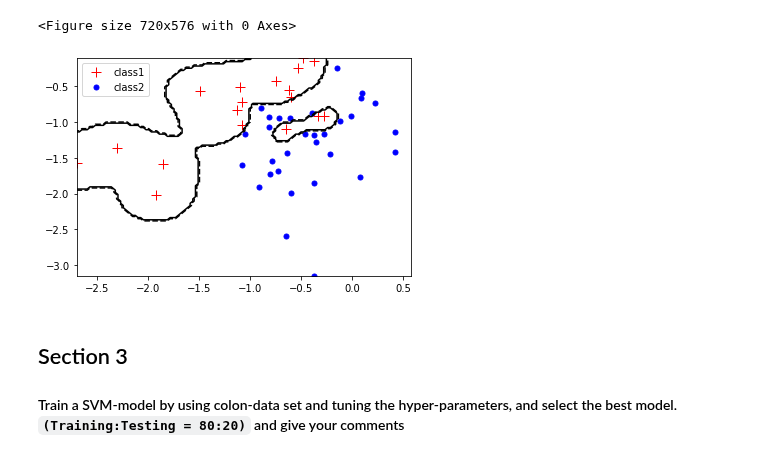
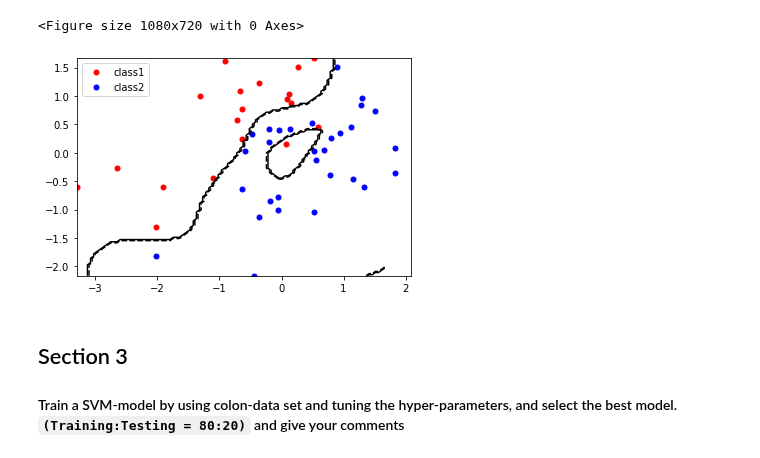
Before and after one commit to rrwabina/RADI608, a Jupyter notebook: Python Lectures/04 SVM/scripts/assignment.ipynb, the cells around one changed output. Saved outputs shown, nothing was run; the diff lists cells and outputs as text; code cells hidden in the pictures.

```diff
--- a/Python Lectures/04 SVM/scripts/assignment.ipynb
+++ b/Python Lectures/04 SVM/scripts/assignment.ipynb
@@ -21,14 +19,15 @@ from sklearn.preprocessing import StandardScaler
 df_colon = pd.read_csv('../data/colon.csv')
 XX = df_colon[['T62947', 'H64807']]
 yy = df_colon['Class']
+
 X, y = XX.to_numpy(), yy.to_numpy()
 y = y.flatten()
-class1 = (y ==  1)
-class2 = (y == -1)
-plt.figure(figsize = (6, 4))
-plt.plot(X[:,0][class1], X[:,1][class1], "r+", markersize = 10, label = 'Cancer')
-plt.plot(X[:,0][class2], X[:,1][class2], "b.", markersize = 10, label = 'No Cancer')
-plt.legend()
 
-# oversample = SVMSMOTE()
-# X, y = oversample.fit_resample(X, y)
+def plot_data(X, y):
+    y = y.flatten()
+    class1 = (y ==  1)
+    class2 = (y == -1)
+    plt.figure(figsize=(6,4))
+    plt.plot(X[:,0][class1], X[:,1][class1], "ro", markersize = 5, label= 'class1')
+    plt.plot(X[:,0][class2], X[:,1][class2], "bo", markersize = 5, label= 'class2')
+    plt.legend()
@@ -63,8 +59,9 @@ Best parameters set found on development set:
 # %%
 random.seed(413)
-svclassifier = SVC(kernel = 'sigmoid', C = 50, gamma = 0.00001)
+svclassifier = SVC(kernel = 'rbf', C = 100, gamma = 1)
 svclassifier.fit(X_train, y_train)
 
+random.seed(413)
 y_pred = svclassifier.predict(X_test)
 
 print(confusion_matrix(y_test, y_pred))
@@ -113,18 +80,22 @@ visualizeBoundaryLinear(X_train, y_train, linear_model)
 # %%
-def visualizeBoundaryNonLinear(X, y, model):
-    plt.figure(figsize=(10,8))
-    plotData(X, y)
-    X_21,X_22 = np.meshgrid(np.linspace(X[:,0].min(),X[:,1].max(),num = 100),np.linspace(X[:,1].min(),X[:,1].max(),num=100))
-    plt.contour(X_21, X_22, rbk_model.predict(np.array([X_21.ravel(),X_22.ravel()]).T).reshape(X_21.shape), 1, colors = 'k')
+def visualize_boundary(X, y, model):
+    plt.figure(figsize = (15,10))
+    plot_data(X, y)
+    X_21, X_22 = np.meshgrid(np.linspace(X[:,0].min(), X[:,1].max(), num = 100),
+                             np.linspace(X[:,1].min(), X[:,1].max(), num = 100))
+    plt.contour(X_21, X_22, svclassifier.predict(np.array([X_21.ravel(),X_22.ravel()]).T).reshape(X_21.shape), 1, colors = 'k')
     plt.legend()
     plt.show()
-
-rbk_model = SVC(kernel = 'rbf', gamma = 10, C = 100)
-rbk_model.fit(X_train, y_train.ravel())
-visualizeBoundaryNonLinear(X_train, y_train, rbk_model)
-# %% [output]
-<Figure size 720x576 with 0 Axes>
-[figure, removed]
+# %%
+random.seed(413)
+svclassifier = SVC(kernel = 'rbf', C = 1000, gamma = 1)
+svclassifier.fit(X_train, y_train)
+visualize_boundary(X_train, y_train, svclassifier)
+
+y_pred = svclassifier.predict(X_test)
+# %% [output]
+<Figure size 1080x720 with 0 Axes>
+[figure, added]
 # %% [markdown]
 ## Section 3
 #### Train a SVM-model by using colon-data set and tuning the hyper-parameters, and select the best model. <code>(Training:Testing = 80:20)</code> and give your comments
```
Also changed, not shown: parts of 10 cells of this notebook, 1 other file.
